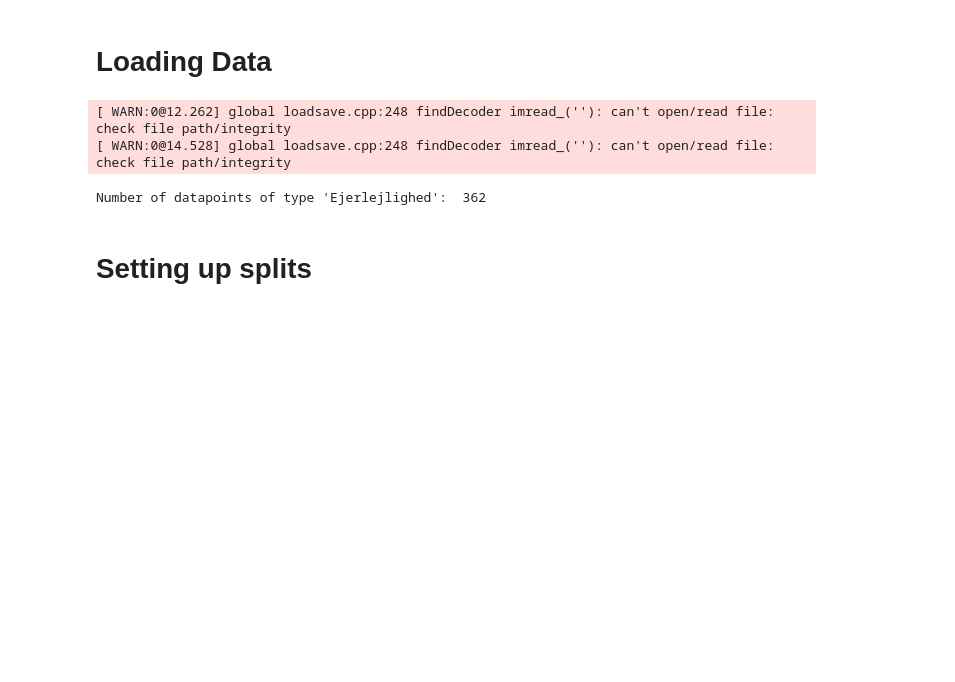
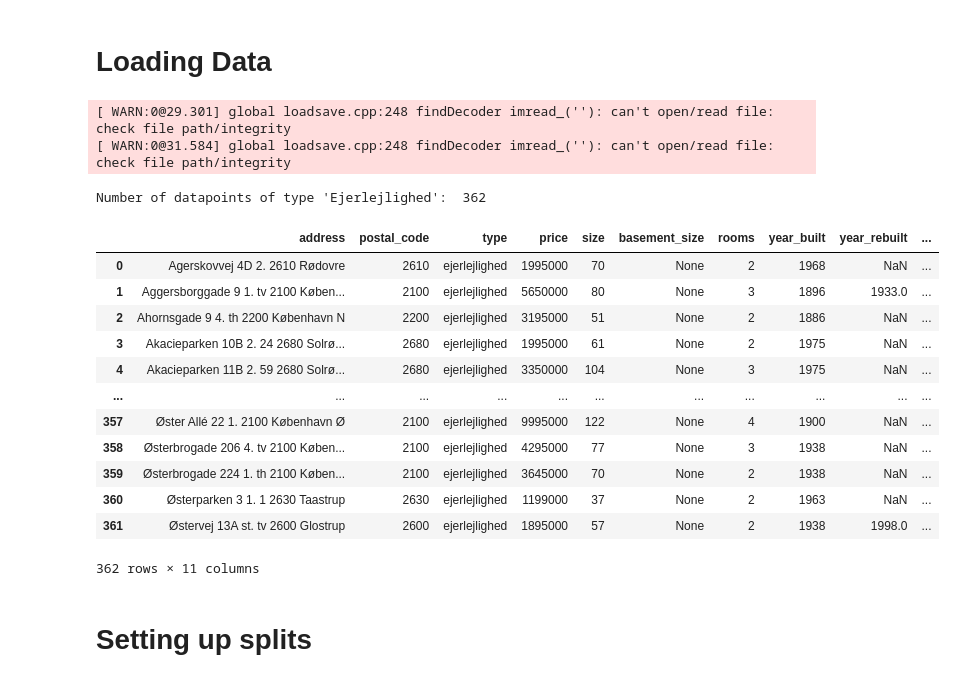
Before and after one commit to besplago/thesis-house-price-estimation, a Jupyter notebook: vgg16.ipynb, the cells around one changed output. Cells and saved outputs as stored; diff of their text form; code cells hidden in the pictures; blank space fills up the shorter version.

```diff
--- a/vgg16.ipynb
+++ b/vgg16.ipynb
@@ -13,14 +12,25 @@ To enable the following instructions: AVX2 FMA, in other operations, rebuild Ten
 # %%
 path = "../nybolig-scrape/output"
 houses_df = data_to_DF(path, max_houses=1000)
-houses_df = houses_df[(houses_df['postal_code'] >= 1000) & (houses_df['postal_code'] <= 2920)]
-houses_df = houses_df[houses_df['type'] == 'ejerlejlighed']
 print("Number of datapoints of type 'Ejerlejlighed': ", len(houses_df))
 display(houses_df)
 # %% [output]
-[ WARN:0@12.262] global loadsave.cpp:248 findDecoder imread_(''): can't open/read file: check file path/integrity
-[ WARN:0@14.528] global loadsave.cpp:248 findDecoder imread_(''): can't open/read file: check file path/integrity
+[ WARN:0@29.301] global loadsave.cpp:248 findDecoder imread_(''): can't open/read file: check file path/integrity
+[ WARN:0@31.584] global loadsave.cpp:248 findDecoder imread_(''): can't open/read file: check file path/integrity
 Number of datapoints of type 'Ejerlejlighed':  362
+|  | address | postal_code | type | price | size | basement_size | rooms | year_built | year_rebuilt | ... |
+| 0 | Agerskovvej 4D 2. 2610 Rødovre | 2610 | ejerlejlighed | 1995000 | 70 | None | 2 | 1968 | NaN | ... |
+| 1 | Aggersborggade 9 1. tv 2100 Køben... | 2100 | ejerlejlighed | 5650000 | 80 | None | 3 | 1896 | 1933.0 | ... |
+| 2 | Ahornsgade 9 4. th 2200 København N | 2200 | ejerlejlighed | 3195000 | 51 | None | 2 | 1886 | NaN | ... |
+| 3 | Akacieparken 10B 2. 24 2680 Solrø... | 2680 | ejerlejlighed | 1995000 | 61 | None | 2 | 1975 | NaN | ... |
+| 4 | Akacieparken 11B 2. 59 2680 Solrø... | 2680 | ejerlejlighed | 3350000 | 104 | None | 3 | 1975 | NaN | ... |
+| ... | ... | ... | ... | ... | ... | ... | ... | ... | ... | ... |
+| 357 | Øster Allé 22 1. 2100 København Ø | 2100 | ejerlejlighed | 9995000 | 122 | None | 4 | 1900 | NaN | ... |
+| 358 | Østerbrogade 206 4. tv 2100 Køben... | 2100 | ejerlejlighed | 4295000 | 77 | None | 3 | 1938 | NaN | ... |
+| 359 | Østerbrogade 224 1. th 2100 Køben... | 2100 | ejerlejlighed | 3645000 | 70 | None | 2 | 1938 | NaN | ... |
+| 360 | Østerparken 3 1. 1 2630 Taastrup | 2630 | ejerlejlighed | 1199000 | 37 | None | 2 | 1963 | NaN | ... |
+| 361 | Østervej 13A st. tv 2600 Glostrup | 2600 | ejerlejlighed | 1895000 | 57 | None | 2 | 1938 | 1998.0 | ... |
+362 rows × 11 columns
 # %% [markdown]
 # Setting up splits
 # %%
```
Also changed, not shown: parts of 10 cells of this notebook, 1 other file.
